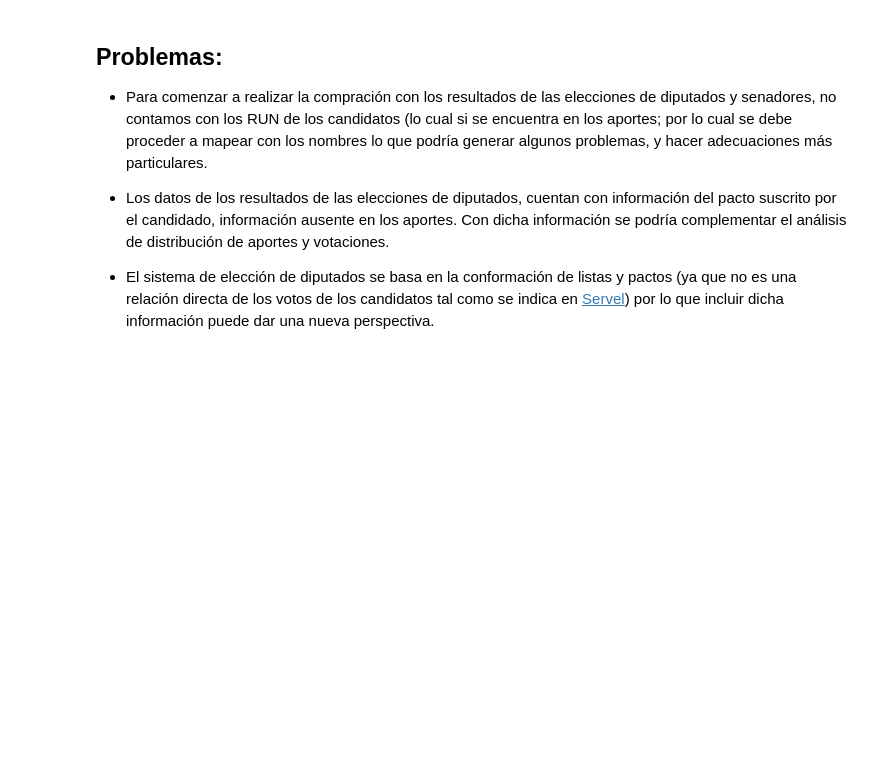
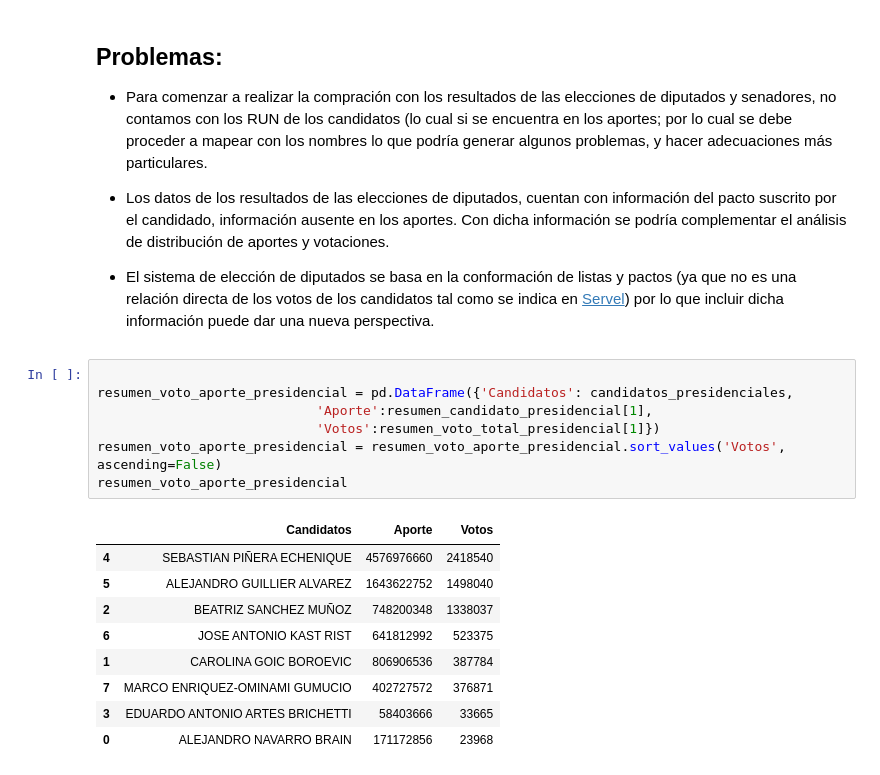
Before and after one commit to wormaza/DatosServel, a Jupyter notebook: elecciones.ipynb, the cells around one changed output. Drawn from its saved outputs; the diff is of its cells as text; blank space fills up the shorter version.

```diff
--- a/elecciones.ipynb
+++ b/elecciones.ipynb
@@ -727,3 +723,20 @@ plt.show()
 * Los datos de los resultados de las elecciones de diputados, cuentan con información del pacto suscrito por el candidado, información ausente en los aportes. Con dicha información se podría complementar el análisis de distribución de aportes y votaciones.
 
 * El sistema de elección de diputados se basa en la conformación de listas y pactos (ya que no es una relación directa de los votos de los candidatos tal como se indica en [Servel](https://www.servel.cl/nuevo-sistema-electoral-chileno-metodo-dhont-2/)) por lo que incluir dicha información puede dar una nueva perspectiva.
+# %%
+
+resumen_voto_aporte_presidencial = pd.DataFrame({'Candidatos': candidatos_presidenciales,
+                            'Aporte':resumen_candidato_presidencial[1],
+                            'Votos':resumen_voto_total_presidencial[1]})
+resumen_voto_aporte_presidencial = resumen_voto_aporte_presidencial.sort_values('Votos', ascending=False)
+resumen_voto_aporte_presidencial
+# %% [output]
+|  | Candidatos | Aporte | Votos |
+| 4 | SEBASTIAN PIÑERA ECHENIQUE | 4576976660 | 2418540 |
+| 5 | ALEJANDRO GUILLIER ALVAREZ | 1643622752 | 1498040 |
+| 2 | BEATRIZ SANCHEZ MUÑOZ | 748200348 | 1338037 |
+| 6 | JOSE ANTONIO KAST RIST | 641812992 | 523375 |
+| 1 | CAROLINA GOIC BOROEVIC | 806906536 | 387784 |
+| 7 | MARCO ENRIQUEZ-OMINAMI GUMUCIO | 402727572 | 376871 |
+| 3 | EDUARDO ANTONIO ARTES BRICHETTI | 58403666 | 33665 |
+| 0 | ALEJANDRO NAVARRO BRAIN | 171172856 | 23968 |
```
Also changed, not shown: parts of 7 cells of this notebook.
